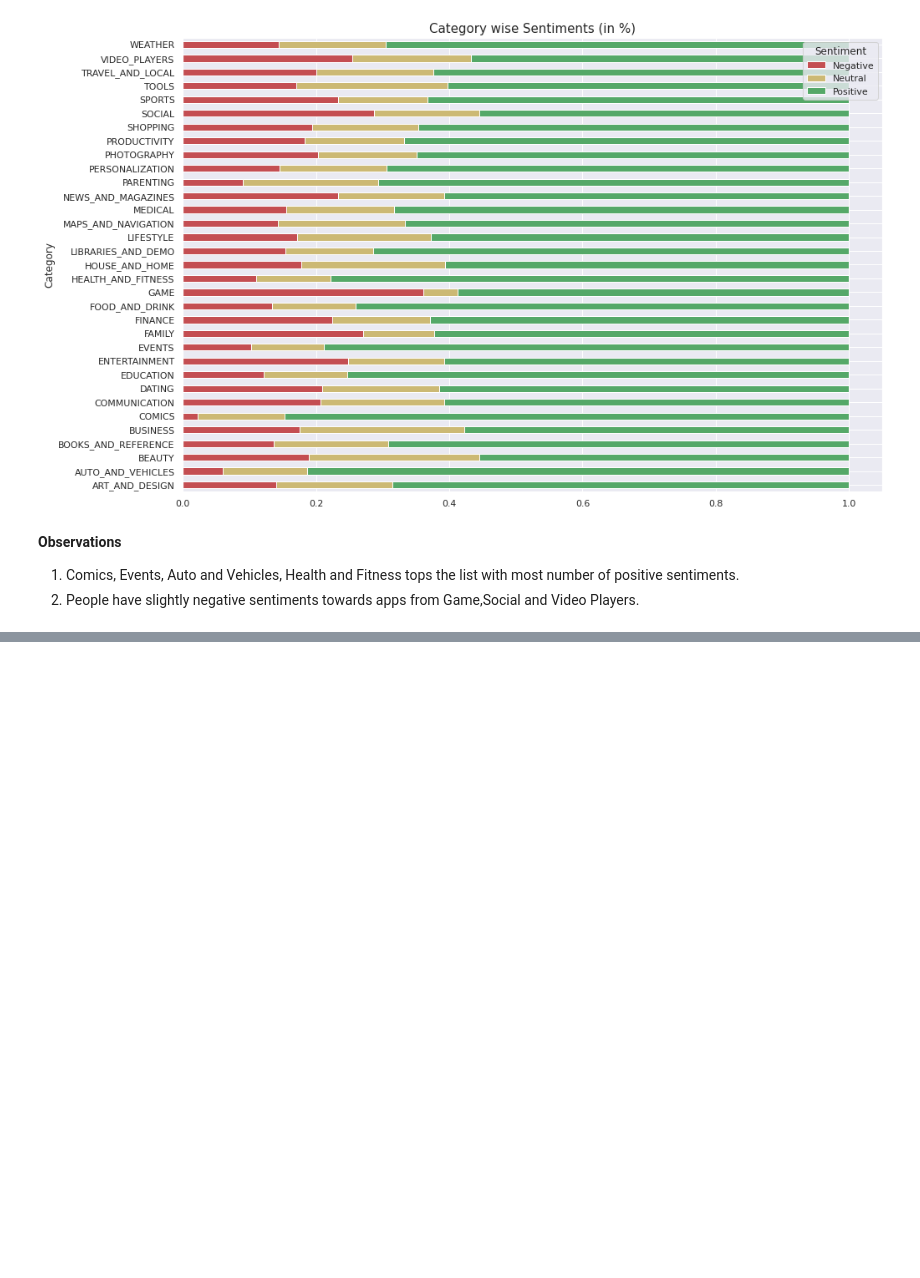
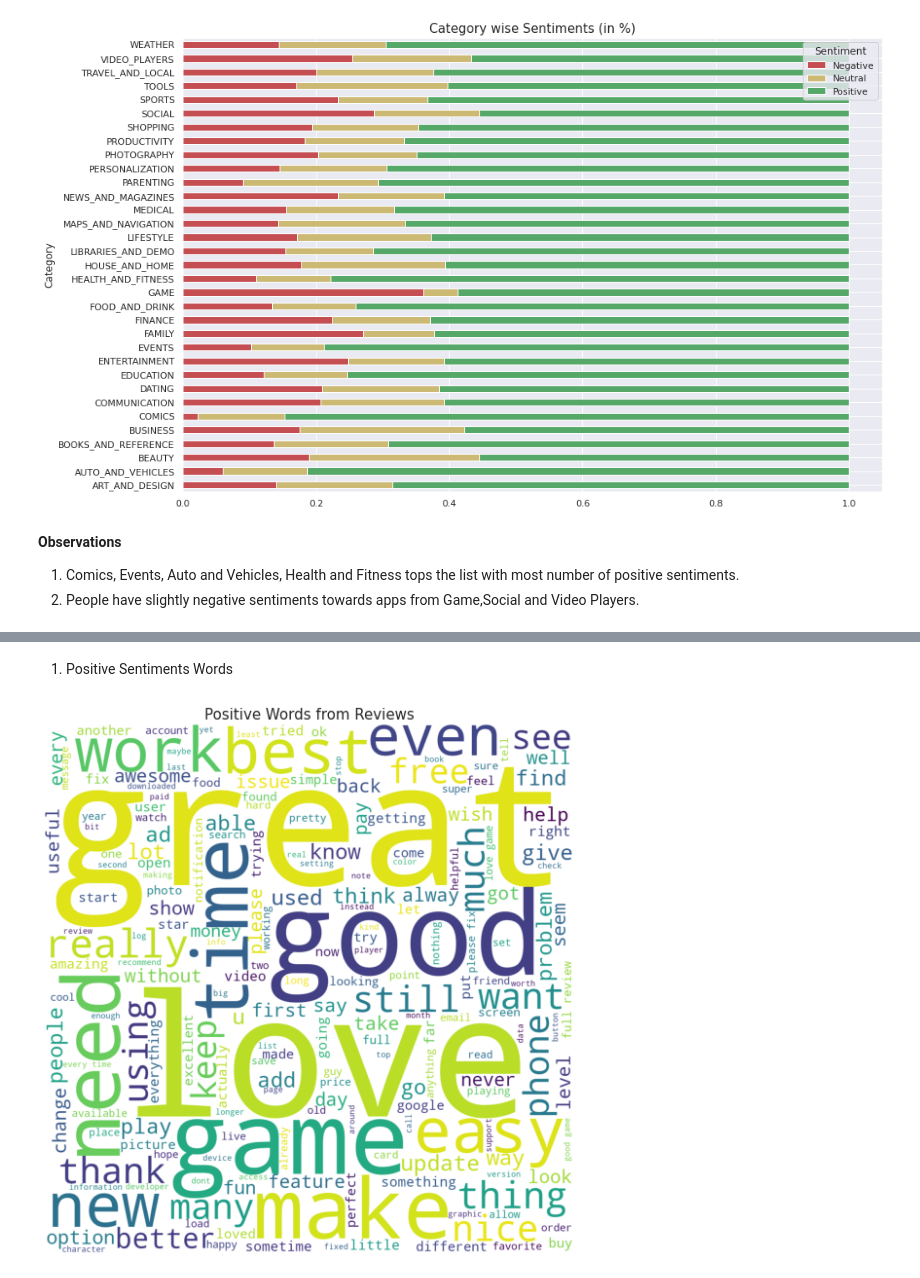
Before and after one commit to swarntam/Play_Store_App_Review_Analysis, a Jupyter notebook: Play_Store_App_Review_Analysis_Capstone_Project.ipynb, the cells around one changed output, grey strips where cells are left out. Drawn from its saved outputs; the diff is of its cells as text; code cells hidden in the pictures; blank space fills up the shorter version.

```diff
--- a/Play_Store_App_Review_Analysis_Capstone_Project.ipynb
+++ b/Play_Store_App_Review_Analysis_Capstone_Project.ipynb
@@ -1576,0 +1626,27 @@ plt.show()
+# %%
+# Defining a function to get clean words from text.
+def clean_words(text):
+    ''' This function returns clean words list from given text.'''
+    words_list = text.lower().strip().split()
+    clean_words = [word for word in words_list if word.isalpha()]
+    clean_words = [word for word in clean_words if word not in STOPWORDS]
+    return ' '.join(clean_words)
+# %% [markdown]
+1. Positive Sentiments Words
+# %%
+# Getting the word list.
+pos_sentiments = master_df[master_df['Sentiment']=='Positive']
+positive_words = clean_words(' '.join(pos_sentiments['Translated_Review']))
+positive_text = ' '.join(positive_words)
+
+# Plotting the wordcloud
+wordcloud = WordCloud(background_color='white',
+                     width=1200,
+                     height=1200).generate(positive_text)
+plt.figure(figsize=(10,10))
+plt.imshow(wordcloud)
+plt.axis('off')
+plt.title('Positive Words from Reviews', loc='center', fontsize=15)
+plt.show()
+# %% [output]
+[figure, added]
```
Also changed, not shown: parts of 17 cells of this notebook.
